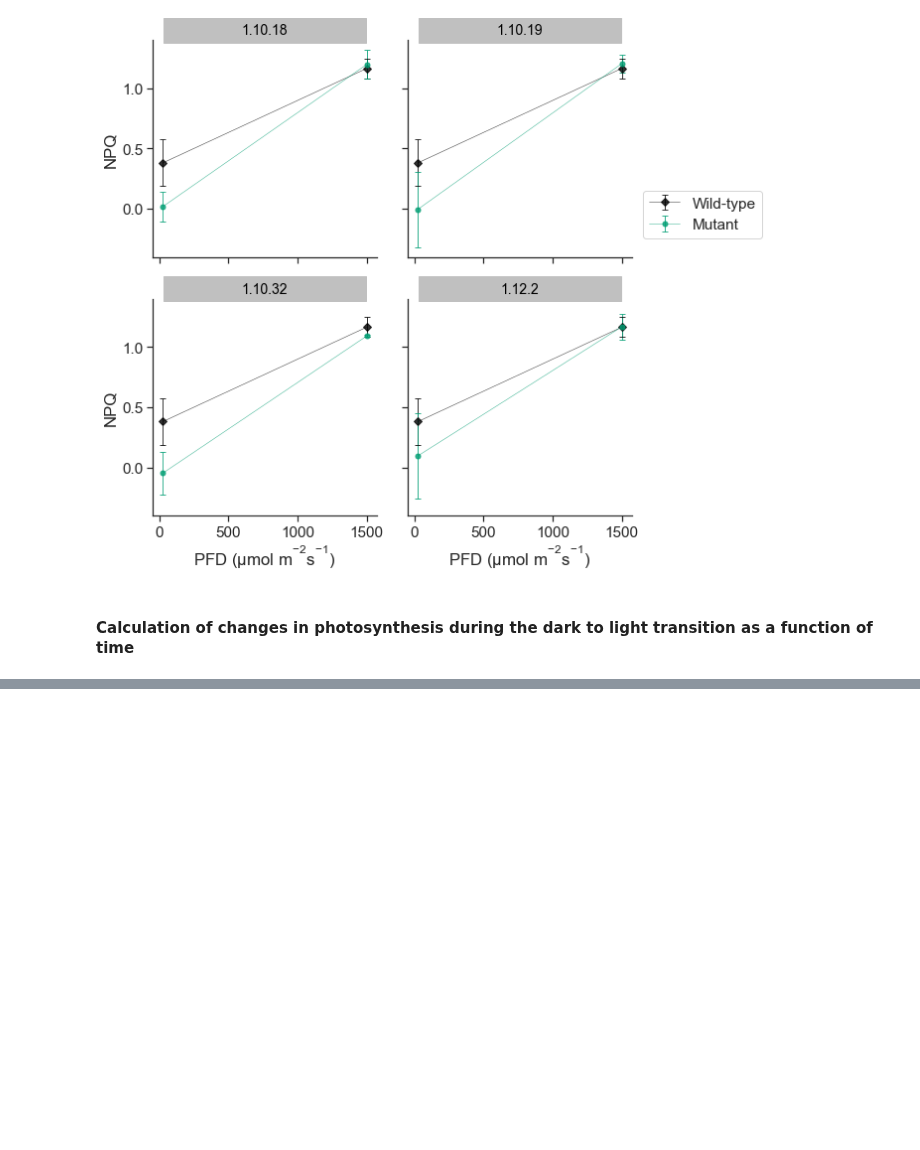
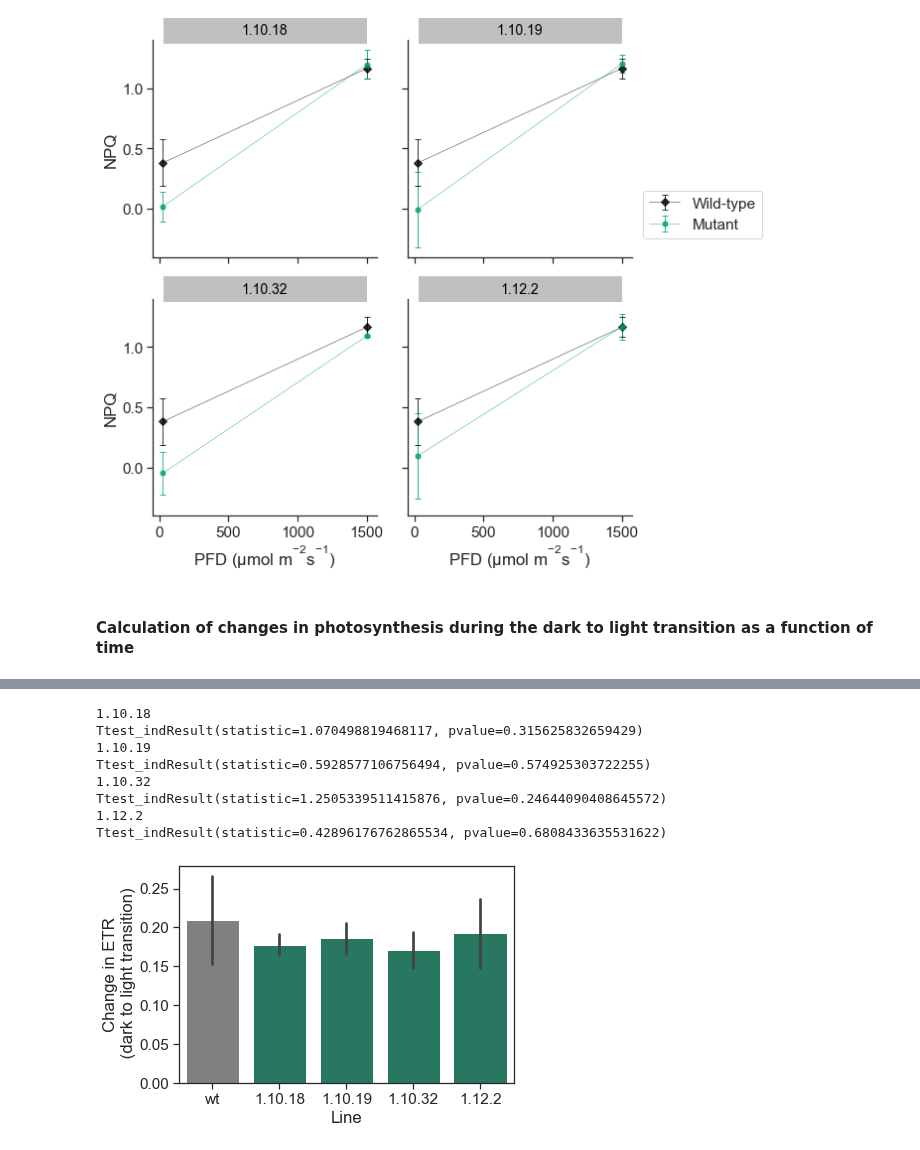
Before and after one commit to RonaCostello/Thesis, a Jupyter notebook: plots/chapter3_lr_curves.ipynb, the cells around one changed output, grey strips where cells are left out. Saved outputs shown, nothing was run; the diff lists cells and outputs as text; code cells hidden in the pictures; blank space fills up the shorter version.

```diff
--- a/plots/chapter3_lr_curves.ipynb
+++ b/plots/chapter3_lr_curves.ipynb
@@ -290,0 +329,12 @@ Text(0, 0.5, 'Change in assimilation\n (dark to light transition)')
+# %%
+plot_dark_to_light_change('ETR', 'ETR', 25)
+# %% [output]
+1.10.18
+Ttest_indResult(statistic=1.070498819468117, pvalue=0.315625832659429)
+1.10.19
+Ttest_indResult(statistic=0.5928577106756494, pvalue=0.574925303722255)
+1.10.32
+Ttest_indResult(statistic=1.2505339511415876, pvalue=0.24644090408645572)
+1.12.2
+Ttest_indResult(statistic=0.42896176762865534, pvalue=0.6808433635531622)
+[figure, added]
```
Also changed, not shown: parts of 7 cells of this notebook.
